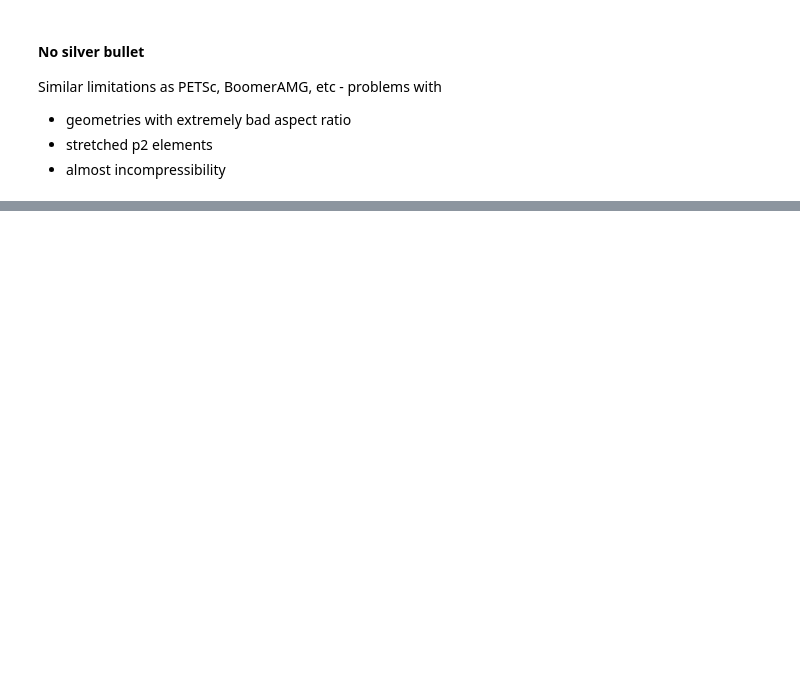
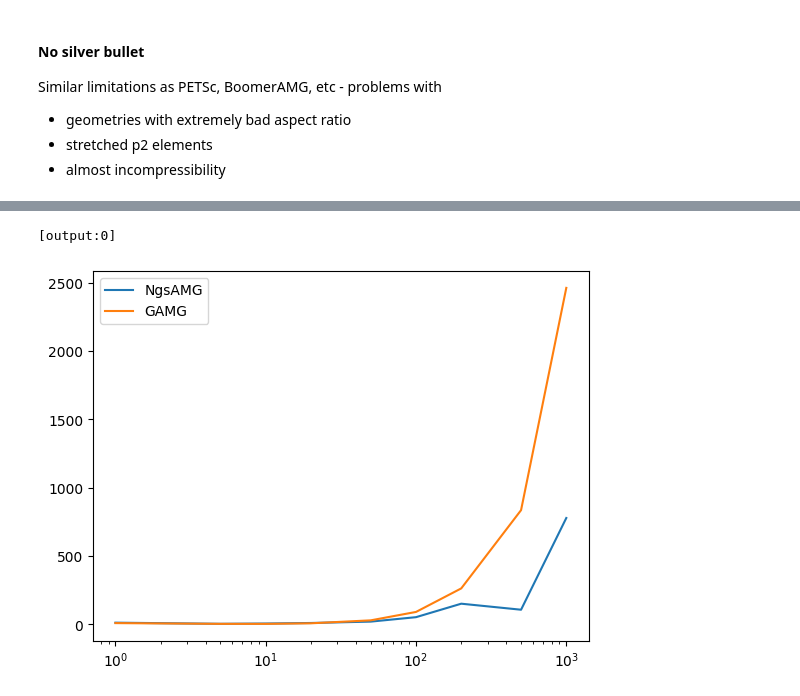
Before and after one commit to LukasKogler/presentations, a Jupyter notebook: usrMtg2025/BasicAMGParallelPETSc.ipynb, the cells around one changed output, grey strips where cells are left out. Cells and saved outputs as stored; diff of their text form; code cells hidden in the pictures; blank space fills up the shorter version.

```diff
--- a/usrMtg2025/BasicAMGParallelPETSc.ipynb
+++ b/usrMtg2025/BasicAMGParallelPETSc.ipynb
@@ -106,12 +150,13 @@ Similar limitations as PETSc, BoomerAMG, etc - problems with
  * almost incompressibility
 # %%
 %%px
-from usrMtgStuff import setupElastBeam, testAndSolve
+from usrMtgStuffPar import setupElastBeam, testAndSolve
+from usrMtgPetscStuff import *
 
 def getKappas(aRatio, extraArgs={}):
-    V, a, f, u = setupElastBeam(N=10, aRatio=1000, dim=2)
+    V, a, f, u = setupElastBeam(N=5, aRatio=aRatio, dim=2)
 
-    c = Preconditioner(a, f"NgsAMG.elast_{V.mesh.dim}d", ngs_amg_crs_alg="spw", **extraArgs)
+    c = Preconditioner(a, f"NgsAMG.elast_{V.mesh.dim}d", **extraArgs)
 
     a.Assemble()
 
@@ -123,4 +168,7 @@ def getKappas(aRatio, extraArgs={}):
     evsB = ngs.la.EigenValues_Preconditioner(mat=a.mat, pre=cpc)
     kappaB = evsB[-1]/evsB[0]
 
+    if MPI.COMM_WORLD.rank == 0:
+        print(f"aspect ratio = {aRatio}, kappa NGS = {kappaA}, kappa PETSc = {kappaB}")
+
     return kappaA, kappaB
@@ -277,0 +175,4 @@ pc_opts = {
+# %%
+%%px
+ratios = [1,5,10,20,50,100,200,500,1000]
+kappas = [ getKappas(r) for r in ratios ]
@@ -277,0 +197,9 @@ pc_opts = {
+# %%
+%%px
+if MPI.COMM_WORLD.rank == 0:
+    plt.semilogx(ratios, [x for x,y in kappas], label="NgsAMG")
+    plt.semilogx(ratios, [y for x,y in kappas], label="GAMG")
+    plt.legend()
+# %% [output]
+[output:0]
+[figure, added]
```
Also changed, not shown: parts of 18 cells of this notebook, 7 other files.
